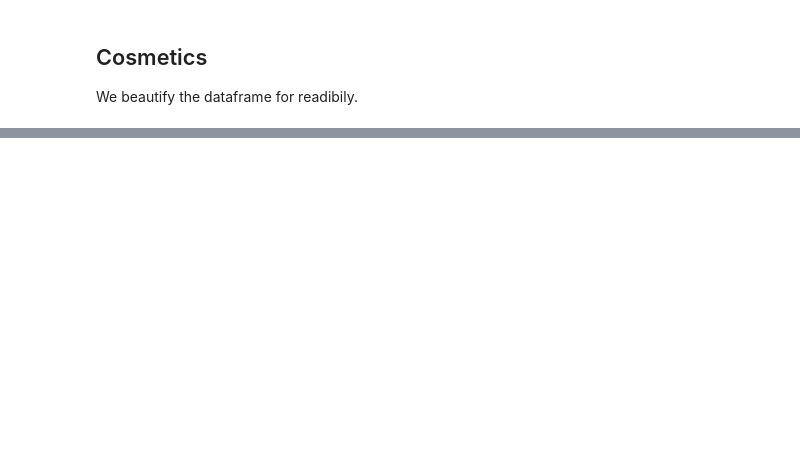
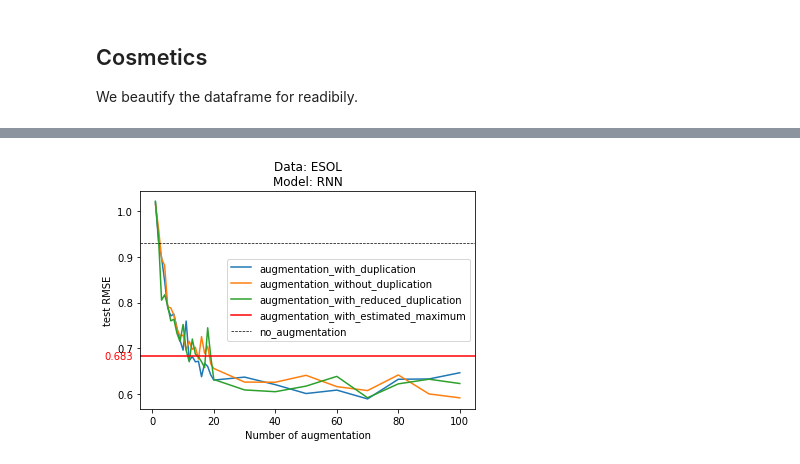
Before and after one commit to volkamerlab/maxsmi, a Jupyter notebook: maxsmi/results_tables.ipynb, the cells around one changed output, grey strips where cells are left out. Cells and saved outputs as stored; diff of their text form; code cells hidden in the pictures; blank space fills up the shorter version.

```diff
--- a/maxsmi/results_tables.ipynb
+++ b/maxsmi/results_tables.ipynb
@@ -257,0 +436,4 @@ dfi.export(df_styler, f"figures/dataframe_{TASK}.png")
+# %%
+plot_metric("rmse", "test", task="ESOL", model="RNN", grid=full_grid)
+# %% [output]
+[figure, added]
```
Also changed, not shown: parts of 10 cells of this notebook.
